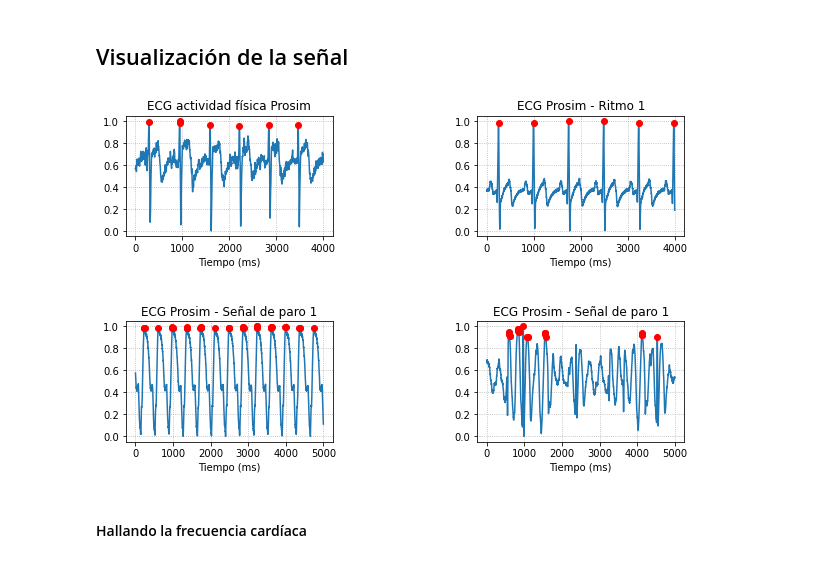
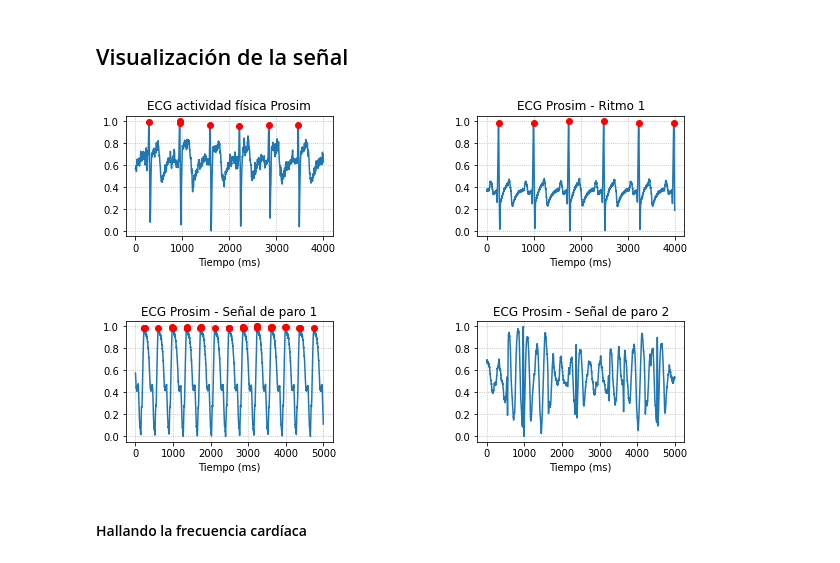
Before and after one commit to fruizg/Introduccion_de_senales, a Jupyter notebook: ISB/Laboratorios/Lab4_ECG/LecturaseñalECG_Prosim.ipynb, the cells around one changed output. Cells and saved outputs as stored; diff of their text form; code cells hidden in the pictures.

```diff
--- a/ISB/Laboratorios/Lab4_ECG/LecturaseñalECG_Prosim.ipynb
+++ b/ISB/Laboratorios/Lab4_ECG/LecturaseñalECG_Prosim.ipynb
@@ -84,37 +84,36 @@ plt.subplots_adjust(hspace=0.7)
 plt.subplots_adjust(wspace=0.7)
 plt.plot(y1, label="señal Reposo")
 plt.plot(ind_peaks1, y1[ind_peaks1], 'ro')
 plt.title("ECG actividad física Prosim")    # graficamos la señal
 plt.grid(linestyle=":")
 plt.xlabel("Tiempo (ms)")
 
 plt.subplot(2,2,2)
 plt.plot(y2, label="señal Reposo")
 plt.plot(ind_peaks2, y2[ind_peaks2], 'ro')
 plt.title("ECG Prosim - Ritmo 1")    # graficamos la señal
 plt.grid(linestyle=":")
 plt.xlabel("Tiempo (ms)")
 
 plt.subplot(2,2,3)
 plt.plot(y3, label="señal Reposo")
 plt.plot(ind_peaks3, y3[ind_peaks3], 'ro')
 plt.title("ECG Prosim - Señal de paro 1")    # graficamos la señal
 plt.grid(linestyle=":")
 plt.xlabel("Tiempo (ms)")
 
 plt.subplot(2,2,4)
 plt.plot(y4, label="señal Reposo")
-plt.plot(ind_peaks4, y4[ind_peaks4], 'ro')
-plt.title("ECG Prosim - Señal de paro 1")    # graficamos la señal
+plt.title("ECG Prosim - Señal de paro 2")    # graficamos la señal
 plt.grid(linestyle=":")
 plt.xlabel("Tiempo (ms)")
 
 fig = plt.gcf()
 fig.set_facecolor('white')
-#plt.savefig('ECG_Sujeto1.png', transparent=False, )
+#plt.savefig('ECG_Prosim_comparison.png', transparent=False, )
 plt.show()
 # %% [output]
-[figure, old version]
+[figure, new version]
 # %% [markdown]
 #### Hallando la frecuencia cardíaca
 # %%
```
Also changed, not shown: parts of 1 cell of this notebook, 10 other files.
